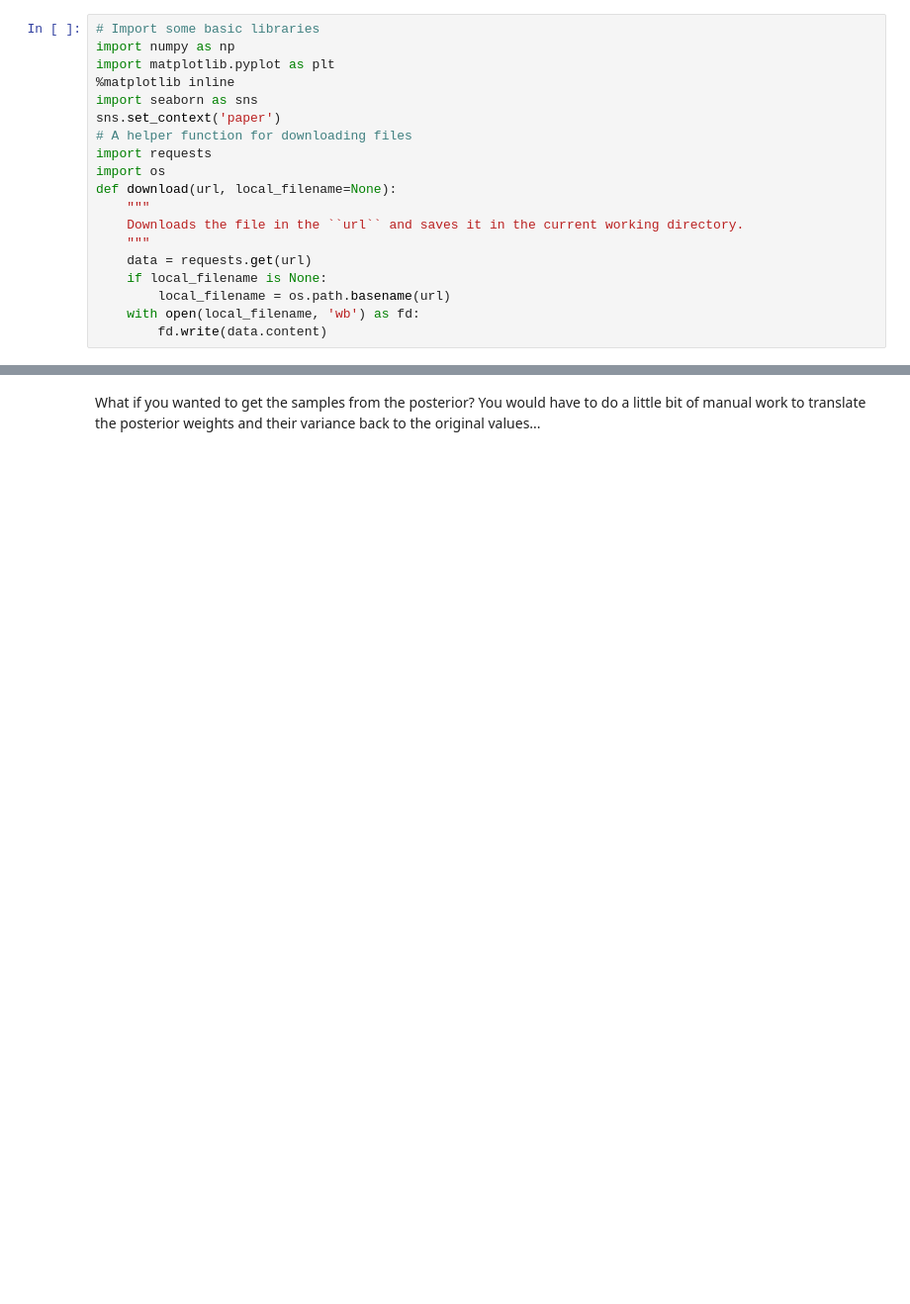
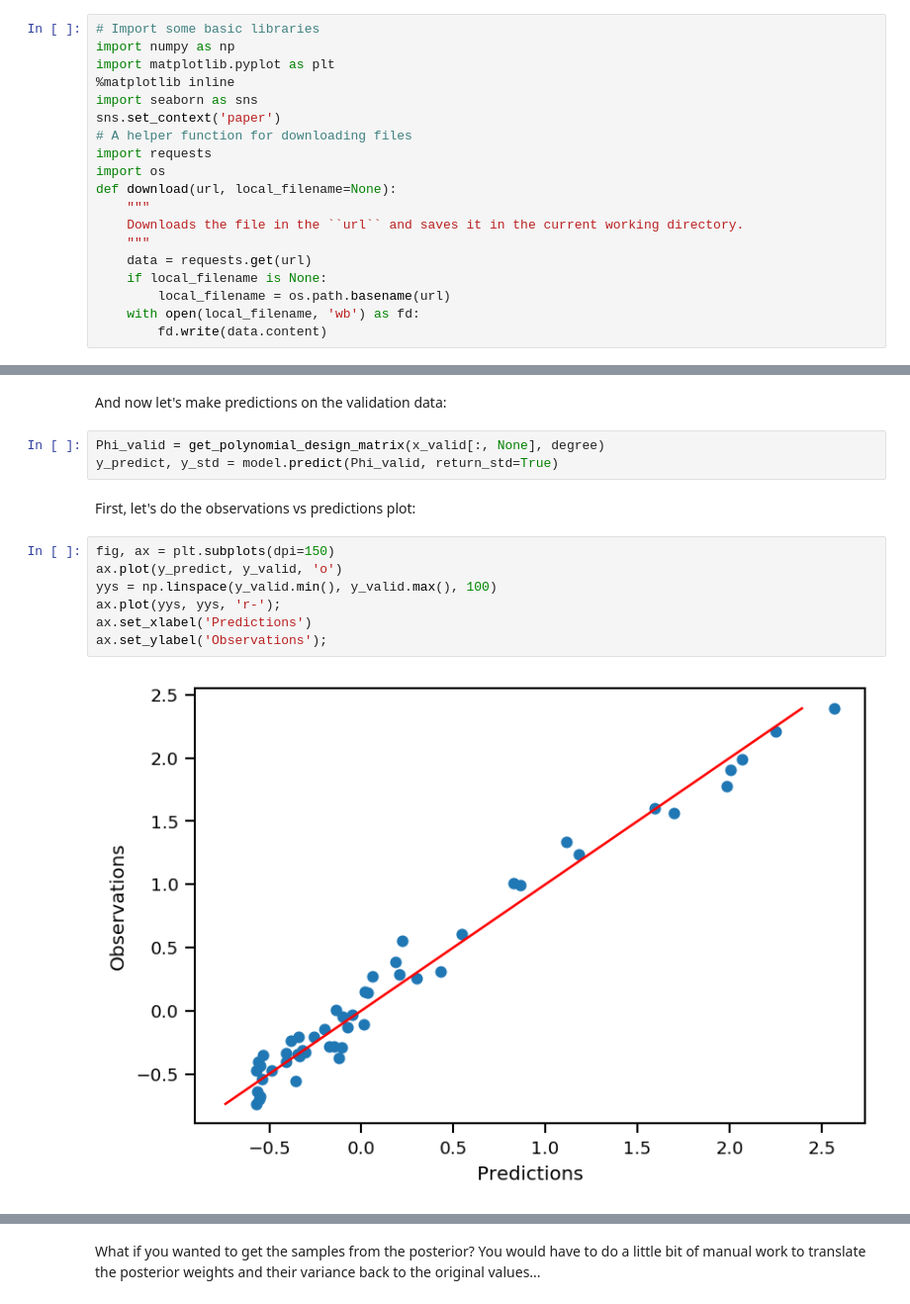
Before and after one commit to PredictiveScienceLab/data-analytics-se, a Jupyter notebook: activities/hands-on-15.3.ipynb, the cells around one changed output, grey strips where cells are left out. Shown at 99% size. Cells and saved outputs as stored; diff of their text form; blank space fills up the shorter version.

```diff
--- a/activities/hands-on-15.3.ipynb
+++ b/activities/hands-on-15.3.ipynb
@@ -168,0 +113,16 @@ ax.set_ylabel('$y$');
+# %% [markdown]
+And now let's make predictions on the validation data:
+# %%
+Phi_valid = get_polynomial_design_matrix(x_valid[:, None], degree)
+y_predict, y_std = model.predict(Phi_valid, return_std=True)
+# %% [markdown]
+First, let's do the observations vs predictions plot:
+# %%
+fig, ax = plt.subplots(dpi=150)
+ax.plot(y_predict, y_valid, 'o')
+yys = np.linspace(y_valid.min(), y_valid.max(), 100)
+ax.plot(yys, yys, 'r-');
+ax.set_xlabel('Predictions')
+ax.set_ylabel('Observations');
+# %% [output]
+[figure, added]
```
Also changed, not shown: parts of 28 cells of this notebook, 1 other file.
